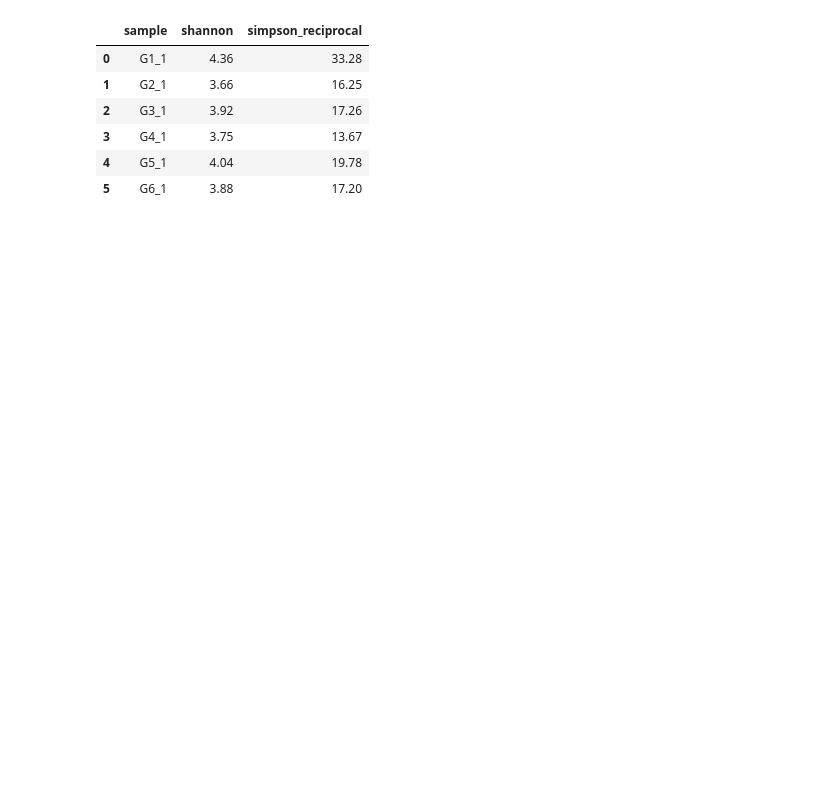
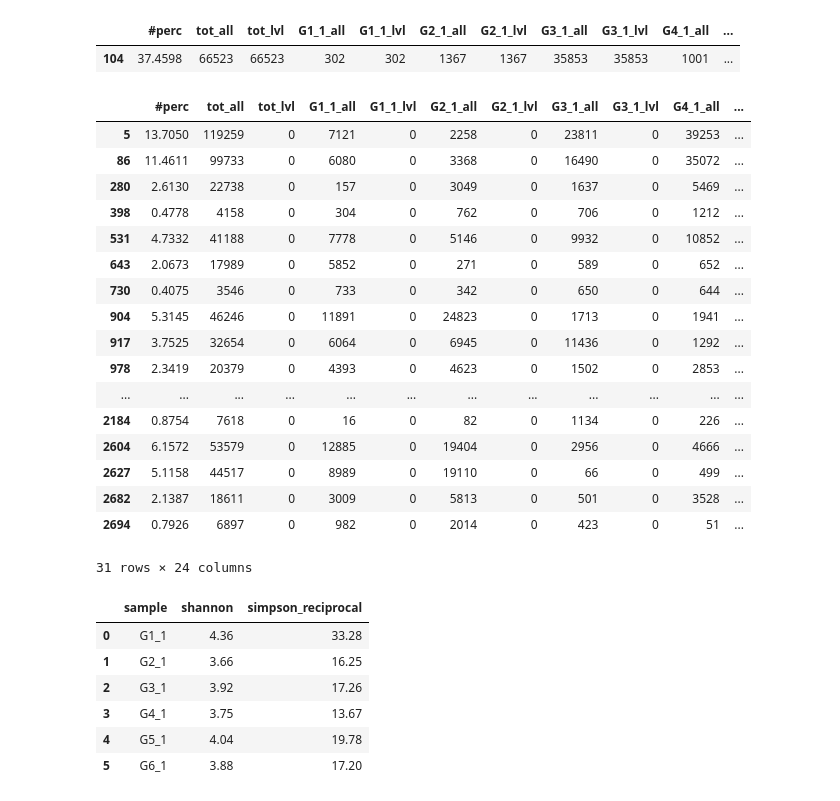
Before and after one commit to juanjo255/MAUS, a Jupyter notebook: utils/plot_bracken.ipynb, the cells around one changed output. Saved outputs shown, nothing was run; the diff lists cells and outputs as text; code cells hidden in the pictures; blank space fills up the shorter version.

```diff
--- a/utils/plot_bracken.ipynb
+++ b/utils/plot_bracken.ipynb
@@ -4,8 +4,11 @@ import numpy as np
 # %%
 ## Open file
 number_samples = 6
-bracken_file=pd.read_csv(filepath_or_buffer='/Volumes/PiconCossio/biocomp_tools/MAUS/utils/all_bracken_report_V3-V4.txt',
+bracken_file=pd.read_csv(filepath_or_buffer='/Volumes/PiconCossio/biocomp_tools/MAUS/utils/all_orders_bracken_report_V3-V4.txt',
                         delimiter='\t', skiprows=8)
+# %% [output]
+|  | #perc | tot_all | tot_lvl | G1_1_all | G1_1_lvl | G2_1_all | G2_1_lvl | G3_1_all | G3_1_lvl | G4_1_all | ... |
+| 104 | 37.4598 | 66523 | 66523 | 302 | 302 | 1367 | 1367 | 35853 | 35853 | 1001 | ... |
 # %%
 import os
 alpha_diversity_raw={"sample":[], "shannon":[], "simpson_reciprocal":[]}
@@ -40,5 +43,26 @@ bracken_file = filter_by_abundance_conditional (df=bracken_file,
                                                 min_abundance=min_abundance,
                                                 min_samples=2)
 bracken_file=compute_relative_abun(df=bracken_file, number_samples=number_samples)
+# %%
+bracken_file
+# %% [output]
+|  | #perc | tot_all | tot_lvl | G1_1_all | G1_1_lvl | G2_1_all | G2_1_lvl | G3_1_all | G3_1_lvl | G4_1_all | ... |
+| 5 | 13.7050 | 119259 | 0 | 7121 | 0 | 2258 | 0 | 23811 | 0 | 39253 | ... |
+| 86 | 11.4611 | 99733 | 0 | 6080 | 0 | 3368 | 0 | 16490 | 0 | 35072 | ... |
+| 280 | 2.6130 | 22738 | 0 | 157 | 0 | 3049 | 0 | 1637 | 0 | 5469 | ... |
+| 398 | 0.4778 | 4158 | 0 | 304 | 0 | 762 | 0 | 706 | 0 | 1212 | ... |
+| 531 | 4.7332 | 41188 | 0 | 7778 | 0 | 5146 | 0 | 9932 | 0 | 10852 | ... |
+| 643 | 2.0673 | 17989 | 0 | 5852 | 0 | 271 | 0 | 589 | 0 | 652 | ... |
+| 730 | 0.4075 | 3546 | 0 | 733 | 0 | 342 | 0 | 650 | 0 | 644 | ... |
+| 904 | 5.3145 | 46246 | 0 | 11891 | 0 | 24823 | 0 | 1713 | 0 | 1941 | ... |
+| 917 | 3.7525 | 32654 | 0 | 6064 | 0 | 6945 | 0 | 11436 | 0 | 1292 | ... |
+| 978 | 2.3419 | 20379 | 0 | 4393 | 0 | 4623 | 0 | 1502 | 0 | 2853 | ... |
+| ... | ... | ... | ... | ... | ... | ... | ... | ... | ... | ... | ... |
+| 2184 | 0.8754 | 7618 | 0 | 16 | 0 | 82 | 0 | 1134 | 0 | 226 | ... |
+| 2604 | 6.1572 | 53579 | 0 | 12885 | 0 | 19404 | 0 | 2956 | 0 | 4666 | ... |
+| 2627 | 5.1158 | 44517 | 0 | 8989 | 0 | 19110 | 0 | 66 | 0 | 499 | ... |
+| 2682 | 2.1387 | 18611 | 0 | 3009 | 0 | 5813 | 0 | 501 | 0 | 3528 | ... |
+| 2694 | 0.7926 | 6897 | 0 | 982 | 0 | 2014 | 0 | 423 | 0 | 51 | ... |
+31 rows × 24 columns
 # %%
 from plotly.subplots import make_subplots
```
Also changed, not shown: parts of 9 cells of this notebook, 7 other files.
